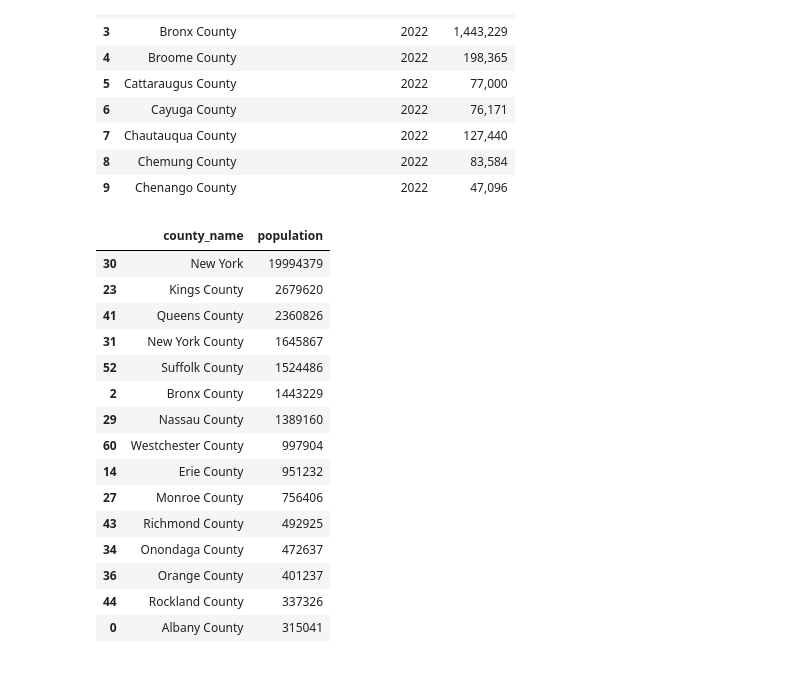
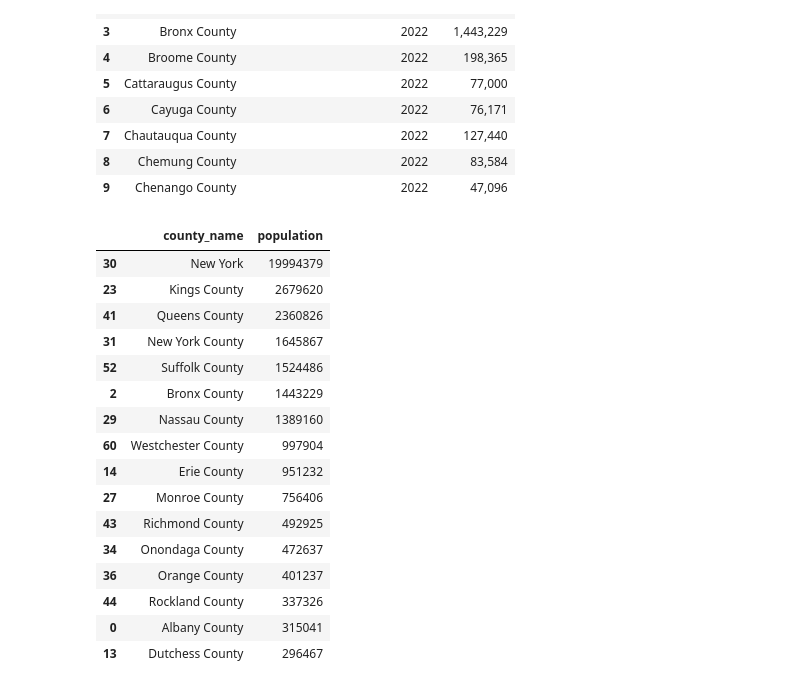
Before and after one commit to LDeYoung17/housing-data-study, a Jupyter notebook: notebooks/EDA_ML.ipynb, the cells around one changed output. Cells and saved outputs as stored; diff of their text form; code cells hidden in the pictures.

```diff
--- a/notebooks/EDA_ML.ipynb
+++ b/notebooks/EDA_ML.ipynb
@@ -46,26 +46,27 @@ county_data['population'] = county_data['population'].astype(int)
 # %%
 top_counties = county_data.groupby('county_name')['population'].sum().reset_index().rename(columns={0: 'population', 'county_name': 'county_name'}).sort_values(by='population', ascending=False)
 #display(top_counties)
 #top_counties.info()
-top_fifteen_counties = top_counties.head(15)
+top_fifteen_counties = top_counties.head(16)
 display(top_fifteen_counties)
 # %% [output]
 |  | county_name | population |
 | 30 | New York | 19994379 |
 | 23 | Kings County | 2679620 |
 | 41 | Queens County | 2360826 |
 | 31 | New York County | 1645867 |
 | 52 | Suffolk County | 1524486 |
 | 2 | Bronx County | 1443229 |
 | 29 | Nassau County | 1389160 |
 | 60 | Westchester County | 997904 |
 | 14 | Erie County | 951232 |
 | 27 | Monroe County | 756406 |
 | 43 | Richmond County | 492925 |
 | 34 | Onondaga County | 472637 |
 | 36 | Orange County | 401237 |
 | 44 | Rockland County | 337326 |
 | 0 | Albany County | 315041 |
+| 13 | Dutchess County | 296467 |
 # %%
 #display(HIC_COC_data).sample(10)
 # %%
```
Also changed, not shown: parts of 40 cells of this notebook, 1 other file.
